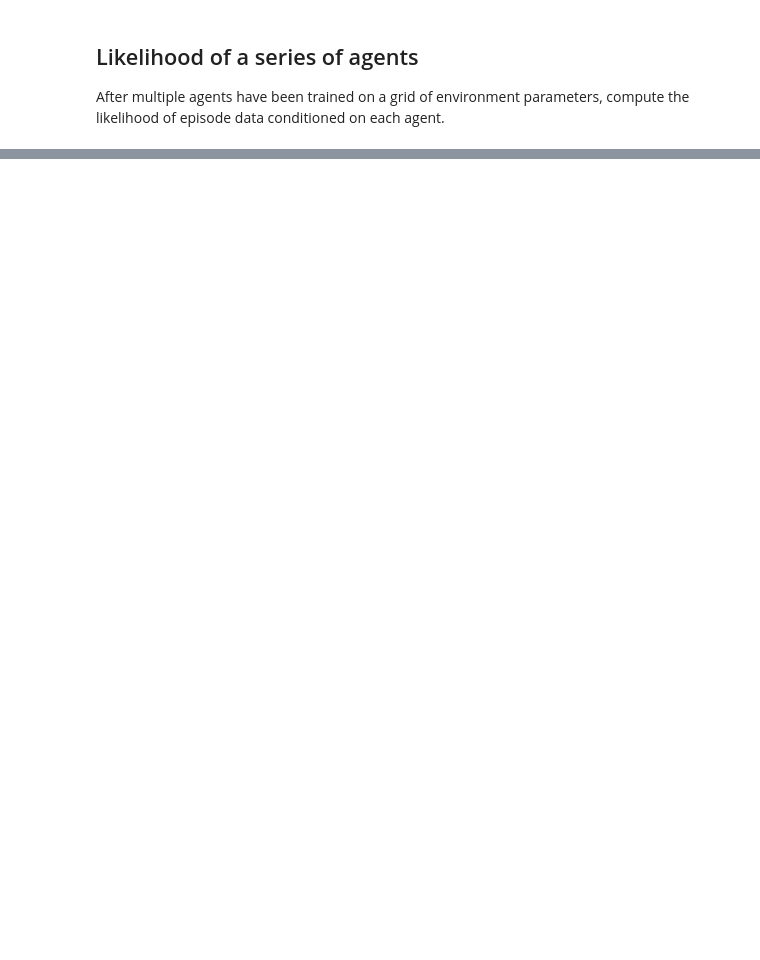
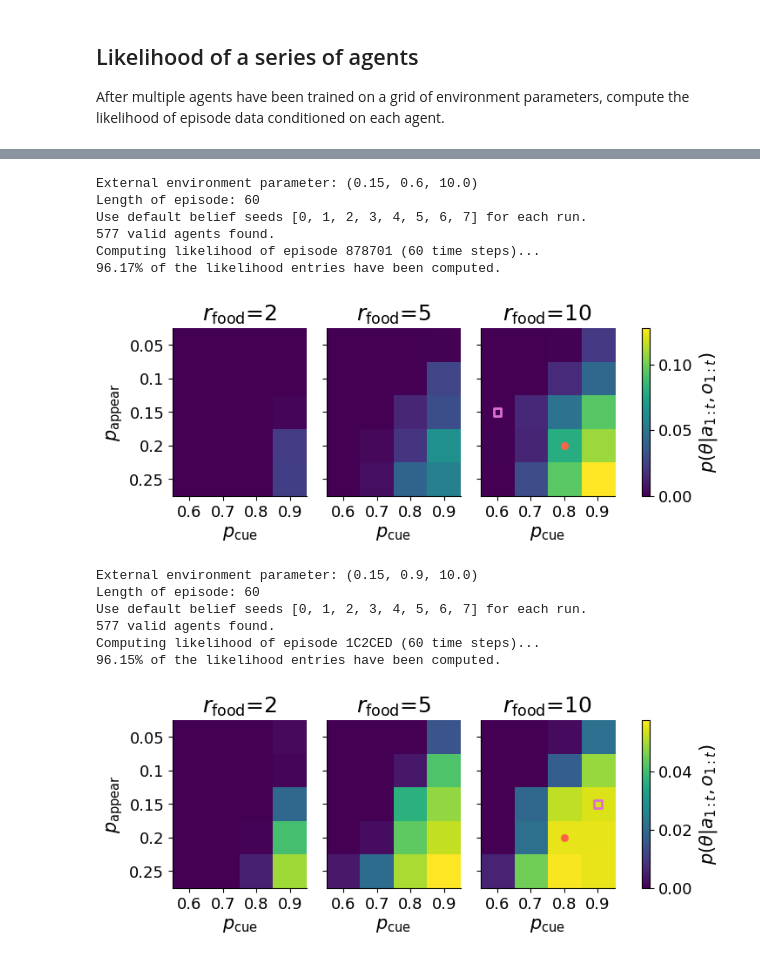
Before and after one commit to XaqLab/box-foraging, a Jupyter notebook: single-box.ipynb, the cells around one changed output, grey strips where cells are left out. Cells and saved outputs as stored; diff of their text form; code cells hidden in the pictures; blank space fills up the shorter version.

Commit message:
Update notebook for single box

````diff
--- a/single-box.ipynb
+++ b/single-box.ipynb
@@ -81,9 +84,11 @@ python demo-sweep.py env_param_grid=param_grids/single_box.yaml num_epochs=10 co
 ```
 # %%
+# with open('param_grids/single_box.yaml', 'r') as f:
+#     env_param_grid = yaml.safe_load(f)
 env_param_grid = [
-    [0.05, 0.15, 0.2, 0.25], # p_appear
-    [0.2, 0.4, 0.6, 0.8], # p_cue
-    [2., 10.], # r_food
+    [0.05, 0.1, 0.15, 0.2, 0.25], # p_appear
+    [0.6, 0.7, 0.8, 0.9], # p_cue
+    [2., 5., 10.], # r_food
 ]
 agent_seeds = list(range(10))
 
@@ -116,12 +121,3 @@ log likelihood -9.787
 ## Likelihood of a series of agents
 
 After multiple agents have been trained on a grid of environment parameters, compute the likelihood of episode data conditioned on each agent.
-# %%
-from irc.utils import logmeanexp
-
-episode_path = 'episode_00.pickle'
-
-logps = manager.compute_logps(
-    episode_path=episode_path, env_param_grid=env_param_grid,
-    agent_seeds=agent_seeds, min_epoch=20, min_optimality=0.99,
-)
@@ -135,3 +123,0 @@ All works are processed or being processed.
-# %%
-logps = logmeanexp(logps, axis=(-2, -1))
-print(f"Log likelihood of all environments saved in an array of shape {logps.shape}")
@@ -139,0 +124,60 @@ Log likelihood of all environments saved in an array of shape (4, 4, 2)
+# %%
+from irc.utils import logmeanexp
+
+for episode_path in ['episode_{:02d}.pickle'.format(i) for i in range(4, 12)]:
+    with open(f'store/{episode_path}', 'rb') as f:
+        saved = pickle.load(f)
+    print('External environment parameter: {}'.format(tuple(saved['external_env_param'])))
+    print('Length of episode: {}'.format(saved['num_steps']))
+
+    logps = manager.compute_logps(
+        episode_path=episode_path, env_param_grid=env_param_grid,
+        agent_seeds=agent_seeds, min_epoch=25, min_optimality=0.98, patience=0,
+    )
+
+    p = np.exp(logmeanexp(logps, axis=(-2, -1)))
+    p /= np.nansum(p)
+
+    _, axes = plt.subplots(1, p.shape[2], figsize=(8, 2.5), gridspec_kw={'wspace': 0.02})
+    for i, ax in enumerate(axes):
+        h = ax.imshow(p[..., i], vmin=0, vmax=np.nanmax(p))
+        ax.set_title(r'$r_\mathrm{food}$'+'={:g}'.format(env_param_grid[2][i]))
+        ax.set_xticks(range(p.shape[1]))
+        ax.set_xticklabels(['{:g}'.format(v) for v in env_param_grid[1]])
+        ax.set_xlabel(r'$p_\mathrm{cue}$')
+        ax.set_yticks(range(p.shape[0]))
+        if i==0:
+            ax.set_yticklabels(['{:g}'.format(v) for v in env_param_grid[0]])
+            ax.set_ylabel(r'$p_\mathrm{appear}$')
+        else:
+            ax.set_yticklabels([])
+    # agent environment parameter
+    with open(f'store/{episode_path}', 'rb') as f:
+        saved = pickle.load(f)
+    env_param = saved['internal_env_param']
+    i = env_param_grid[0].index(env_param[0])
+    j = env_param_grid[1].index(env_param[1])
+    k = env_param_grid[2].index(env_param[2])
+    axes[k].scatter(j, i, s=30, marker='o', color='tomato')
+    env_param = saved['external_env_param']
+    i = env_param_grid[0].index(env_param[0])
+    j = env_param_grid[1].index(env_param[1])
+    k = env_param_grid[2].index(env_param[2])
+    axes[k].scatter(j, i, s=40, marker='s', edgecolor='orchid', facecolor='none', linewidth=2)
+    plt.colorbar(h, ax=axes, label=r'$p(\theta|a_{1:t},o_{1:t})$', fraction=0.1)
+    plt.show()
+# %% [output]
+External environment parameter: (0.15, 0.6, 10.0)
+Length of episode: 60
+Use default belief seeds [0, 1, 2, 3, 4, 5, 6, 7] for each run.
+577 valid agents found.
+Computing likelihood of episode 878701 (60 time steps)...
+96.17% of the likelihood entries have been computed.
+[figure, added]
+External environment parameter: (0.15, 0.9, 10.0)
+Length of episode: 60
+Use default belief seeds [0, 1, 2, 3, 4, 5, 6, 7] for each run.
+577 valid agents found.
+Computing likelihood of episode 1C2CED (60 time steps)...
+96.15% of the likelihood entries have been computed.
+[figure, added]
````
Also changed, not shown: parts of 15 cells of this notebook, 1 other file.
